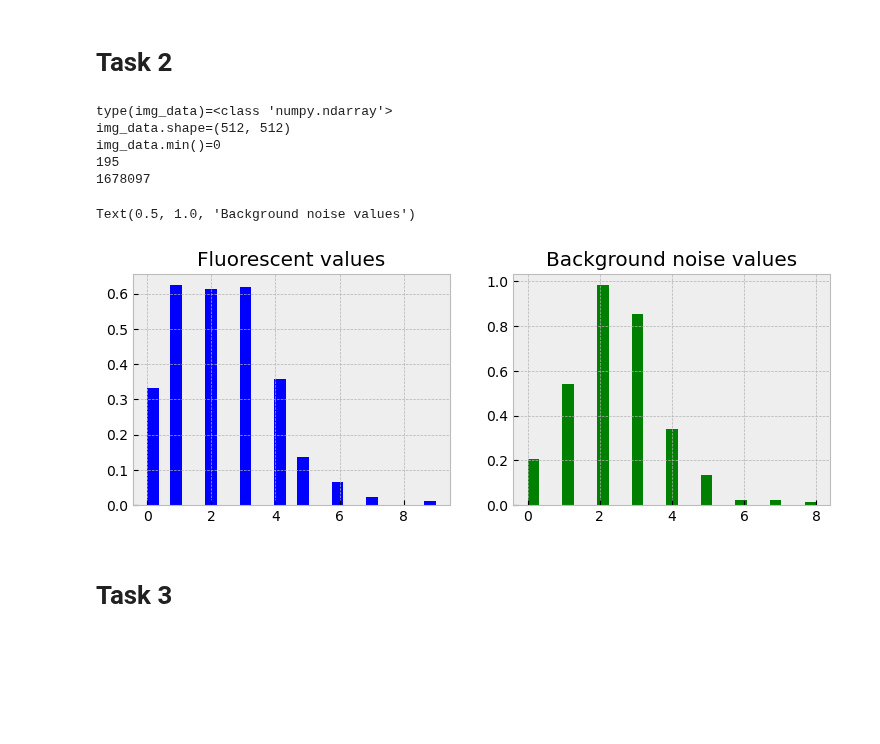
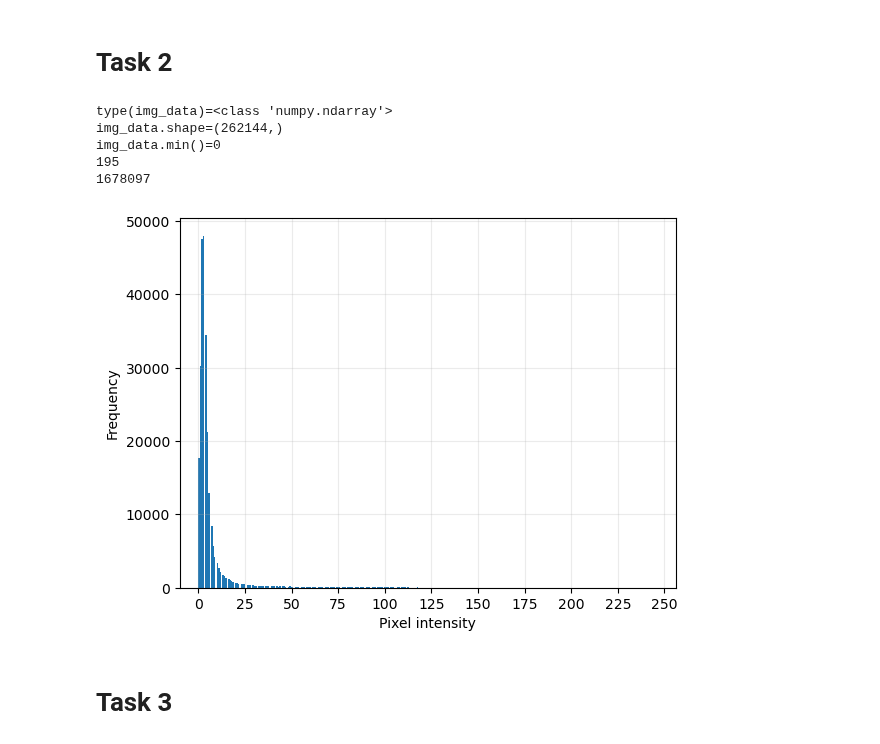
Before and after one commit to SPS-SP2273/learning-portfolio-2024-aug-immunoglobulinaustin, a Jupyter notebook: application_challenge/a_picture_worth_thousands_of_data_points/a_picture_worth_thousands_of_data_points.ipynb, the cells around one changed output. Saved outputs shown, nothing was run; the diff lists cells and outputs as text; code cells hidden in the pictures; blank space fills up the shorter version.

```diff
--- a/application_challenge/a_picture_worth_thousands_of_data_points/a_picture_worth_thousands_of_data_points.ipynb
+++ b/application_challenge/a_picture_worth_thousands_of_data_points/a_picture_worth_thousands_of_data_points.ipynb
@@ -16,34 +16,29 @@ plt.colorbar()
 # %%
 print(f'{type(img_data)=}',
       f'{img_data.shape=}', #dimension of image, 1D image in W and B channels. Gray scale. 512 x 512 pixels
       f'{img_data.min()=}', #tells us the dimmest pixel, which is 0, likely background noise
       f'{img_data.max()}', #brightest pixel value
       f'{img_data.sum()}', #sums all the overall brightness of pixels in the image
       sep='\n')
 
-plt.style.use('bmh')
-fluorescent_data = img_data[:, 0].flatten() #white channel, means fluorescent signal
-bg_data = img_data[:, 1].flatten() #black channel, means background signal
+img_data = img_data.flatten() #converting it to 1d array
+plt.hist(img_data, bins = 256)
+plt.xlim(-10, 256)
 
-fig, ax = plt.subplots(nrows=1, ncols=2, figsize=(9, 3))
-ax_fluorescent, ax_background = ax
+ticks = [i for i in range(0, 256, 25)] #using list comprehension, start 0, end 256 in intervals of 25
 
-
-ax_fluorescent.hist(fluorescent_data, color='blue', bins=25, density=True) #bins is thickness of the bars
-ax_fluorescent.set_title('Fluorescent values')
-# ax_fluorescent.set_xlabel('Pixel locality') #keep in view
-
-
-ax_background.hist(bg_data, color='green', bins=25, density=True)
-ax_background.set_title('Background noise values')
+plt.xticks(ticks) #setting x intervals
+plt.xlabel('Pixel intensity')
+plt.ylabel('Frequency')
+plt.grid(alpha = 0.25)
+plt.show()
 # %% [output]
 type(img_data)=<class 'numpy.ndarray'>
-img_data.shape=(512, 512)
+img_data.shape=(262144,)
 img_data.min()=0
 195
 1678097
-Text(0.5, 1.0, 'Background noise values')
-[figure, old version]
+[figure, new version]
 # %% [markdown]
 # Task 3
 # %%
```
Also changed, not shown: parts of 4 cells of this notebook.
